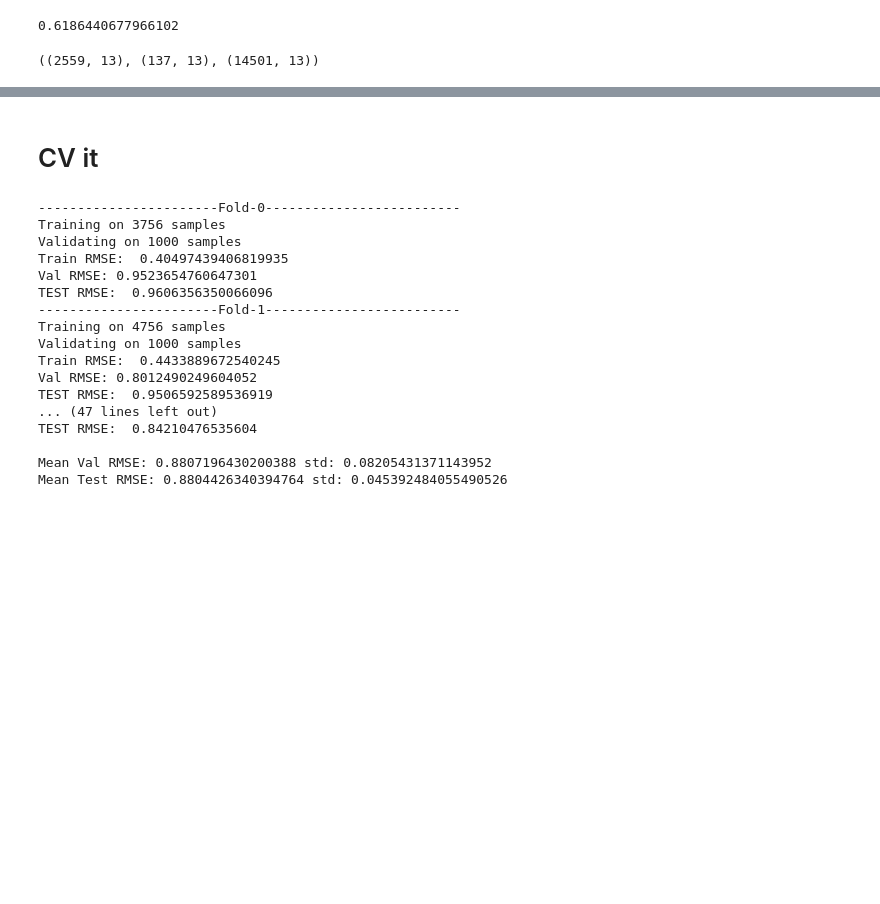
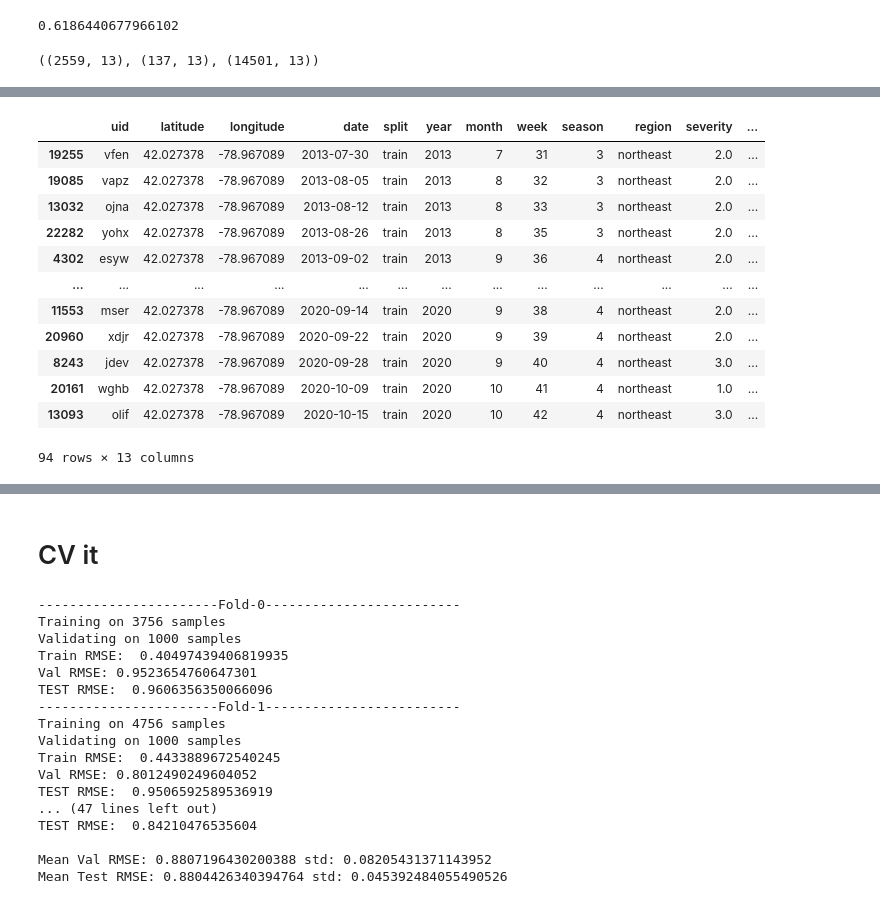
Before and after one commit to k-loki/Algal-bloom-Identification, a Jupyter notebook: notebooks/model_mtdata.ipynb, the cells around one changed output, grey strips where cells are left out. Saved outputs shown, nothing was run; the diff lists cells and outputs as text; code cells hidden in the pictures; blank space fills up the shorter version.

```diff
--- a/notebooks/model_mtdata.ipynb
+++ b/notebooks/model_mtdata.ipynb
@@ -967,0 +485,17 @@ sub_format.to_csv('../submissions/to submit/xgbreg1k_latlng.csv', index=False)
+# %%
+x = train_data[train_data.latlng == '42.027378_-78.967089'].sort_values(by='date')
+x
+# %% [output]
+|  | uid | latitude | longitude | date | split | year | month | week | season | region | severity | ... |
+| 19255 | vfen | 42.027378 | -78.967089 | 2013-07-30 | train | 2013 | 7 | 31 | 3 | northeast | 2.0 | ... |
+| 19085 | vapz | 42.027378 | -78.967089 | 2013-08-05 | train | 2013 | 8 | 32 | 3 | northeast | 2.0 | ... |
+| 13032 | ojna | 42.027378 | -78.967089 | 2013-08-12 | train | 2013 | 8 | 33 | 3 | northeast | 2.0 | ... |
+| 22282 | yohx | 42.027378 | -78.967089 | 2013-08-26 | train | 2013 | 8 | 35 | 3 | northeast | 2.0 | ... |
+| 4302 | esyw | 42.027378 | -78.967089 | 2013-09-02 | train | 2013 | 9 | 36 | 4 | northeast | 2.0 | ... |
+| ... | ... | ... | ... | ... | ... | ... | ... | ... | ... | ... | ... | ... |
+| 11553 | mser | 42.027378 | -78.967089 | 2020-09-14 | train | 2020 | 9 | 38 | 4 | northeast | 2.0 | ... |
+| 20960 | xdjr | 42.027378 | -78.967089 | 2020-09-22 | train | 2020 | 9 | 39 | 4 | northeast | 2.0 | ... |
+| 8243 | jdev | 42.027378 | -78.967089 | 2020-09-28 | train | 2020 | 9 | 40 | 4 | northeast | 3.0 | ... |
+| 20161 | wghb | 42.027378 | -78.967089 | 2020-10-09 | train | 2020 | 10 | 41 | 4 | northeast | 1.0 | ... |
+| 13093 | olif | 42.027378 | -78.967089 | 2020-10-15 | train | 2020 | 10 | 42 | 4 | northeast | 3.0 | ... |
+94 rows × 13 columns
```
Also changed, not shown: parts of 104 cells of this notebook.
